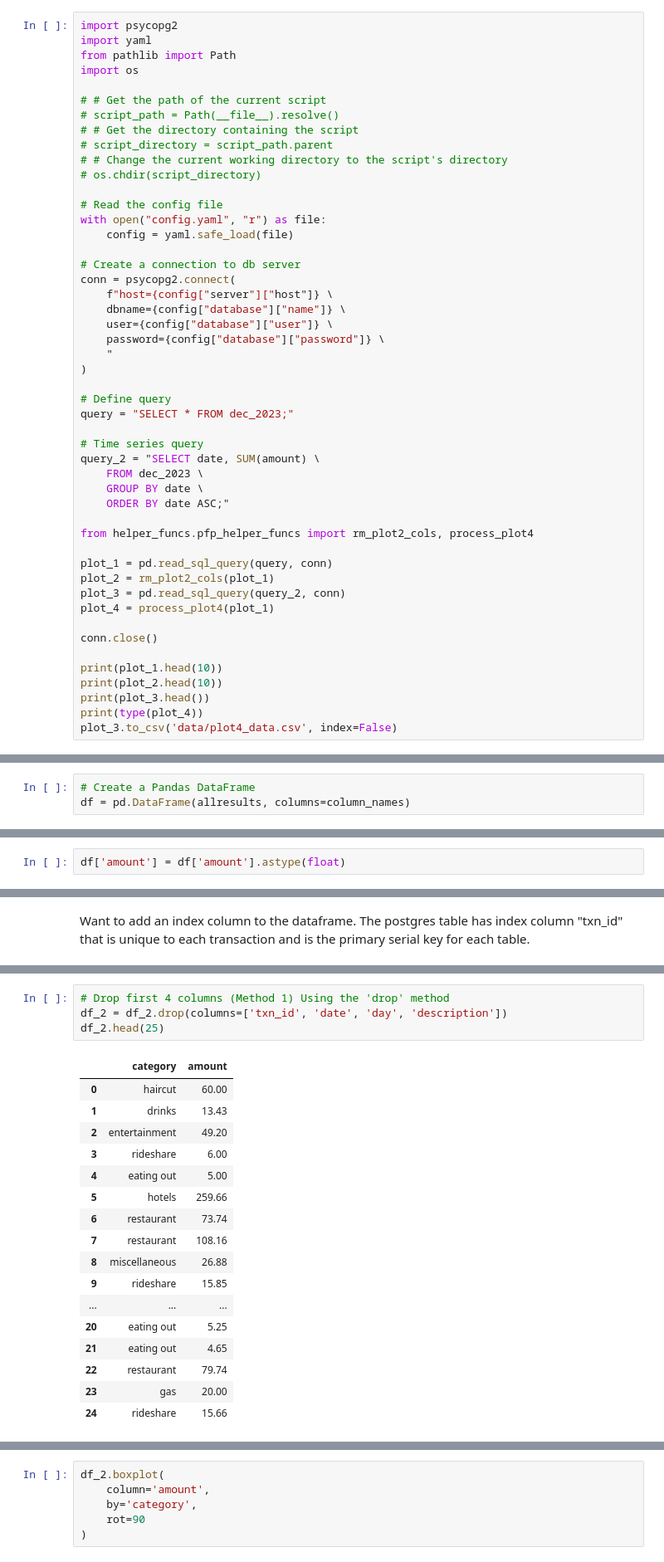
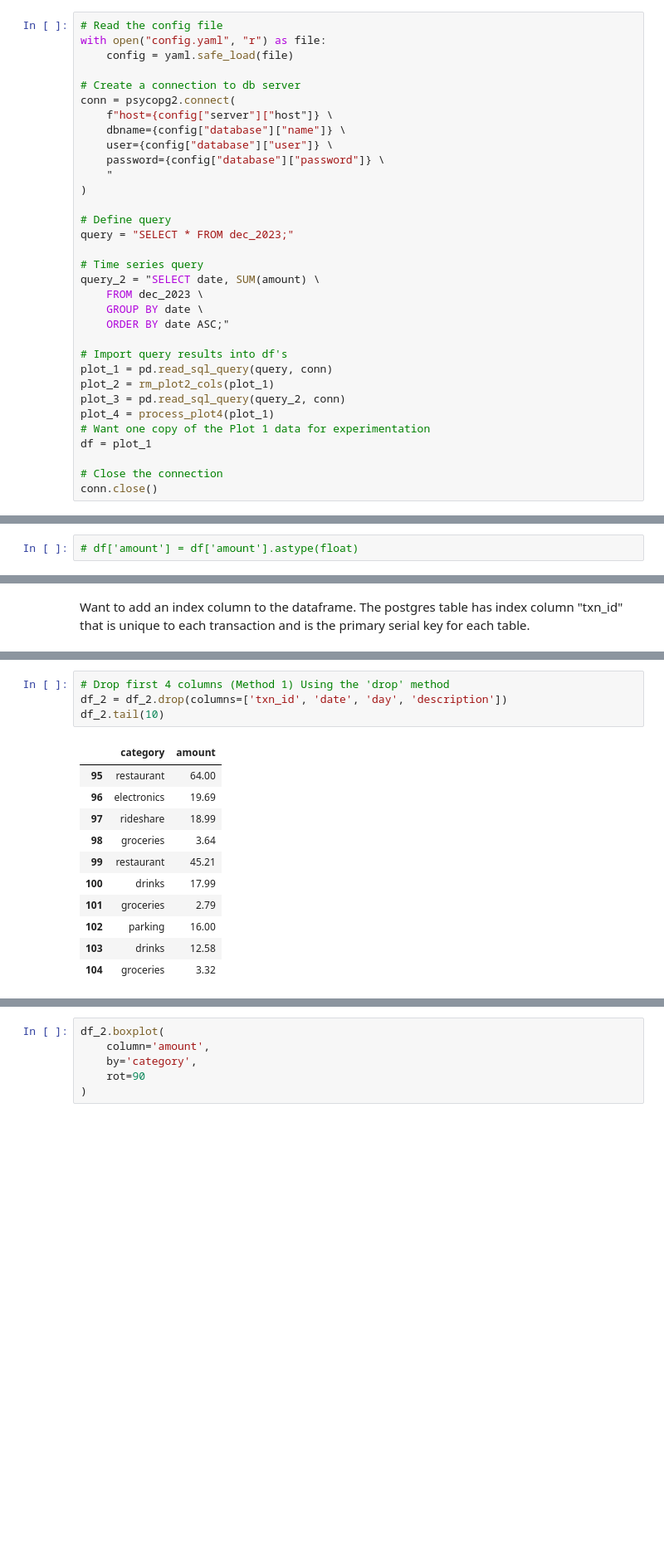
Before and after one commit to bravo-joe/personal-finance-project, a Jupyter notebook: notebooks/prototyping_notebook.ipynb, the cells around one changed output, grey strips where cells are left out. Shown at 83% size. Cells and saved outputs as stored; diff of their text form; blank space fills up the shorter version.

```diff
--- a/notebooks/prototyping_notebook.ipynb
+++ b/notebooks/prototyping_notebook.ipynb
@@ -183,16 +167,4 @@ OperationalError: connection to server at "localhost" (::1), port 5432 failed: F
 # %%
-import psycopg2
-import yaml
-from pathlib import Path
-import os
-
-# # Get the path of the current script
-# script_path = Path(__file__).resolve()
-# # Get the directory containing the script
-# script_directory = script_path.parent
-# # Change the current working directory to the script's directory
-# os.chdir(script_directory)
-
 # Read the config file
 with open("config.yaml", "r") as file:
     config = yaml.safe_load(file)
@@ -215,17 +187,13 @@ query_2 = "SELECT date, SUM(amount) \
     GROUP BY date \
     ORDER BY date ASC;"
 
-from helper_funcs.pfp_helper_funcs import rm_plot2_cols, process_plot4
-
+# Import query results into df's
 plot_1 = pd.read_sql_query(query, conn)
 plot_2 = rm_plot2_cols(plot_1)
 plot_3 = pd.read_sql_query(query_2, conn)
 plot_4 = process_plot4(plot_1)
+# Want one copy of the Plot 1 data for experimentation
+df = plot_1
 
+# Close the connection
 conn.close()
-
-print(plot_1.head(10))
-print(plot_2.head(10))
-print(plot_3.head())
-print(type(plot_4))
-plot_3.to_csv('data/plot4_data.csv', index=False)
@@ -324,3 +279,0 @@ column_names = [description[0] for description in cur.description]
-# %%
-# Create a Pandas DataFrame
-df = pd.DataFrame(allresults, columns=column_names)
@@ -366,2 +336,2 @@ Index(['txn_id', 'date', 'day', 'description', 'category', 'amount'], dtype='obj
 # %%
-df['amount'] = df['amount'].astype(float)
+# df['amount'] = df['amount'].astype(float)
@@ -443,22 +397,16 @@ print(df_2.head(20))
 # %%
 # Drop first 4 columns (Method 1) Using the 'drop' method
 df_2 = df_2.drop(columns=['txn_id', 'date', 'day', 'description'])
-df_2.head(25)
+df_2.tail(10)
 # %% [output]
 |  | category | amount |
-| 0 | haircut | 60.00 |
-| 1 | drinks | 13.43 |
-| 2 | entertainment | 49.20 |
-| 3 | rideshare | 6.00 |
-| 4 | eating out | 5.00 |
-| 5 | hotels | 259.66 |
-| 6 | restaurant | 73.74 |
-| 7 | restaurant | 108.16 |
-| 8 | miscellaneous | 26.88 |
-| 9 | rideshare | 15.85 |
-| ... | ... | ... |
-| 20 | eating out | 5.25 |
-| 21 | eating out | 4.65 |
-| 22 | restaurant | 79.74 |
-| 23 | gas | 20.00 |
-| 24 | rideshare | 15.66 |
+| 95 | restaurant | 64.00 |
+| 96 | electronics | 19.69 |
+| 97 | rideshare | 18.99 |
+| 98 | groceries | 3.64 |
+| 99 | restaurant | 45.21 |
+| 100 | drinks | 17.99 |
+| 101 | groceries | 2.79 |
+| 102 | parking | 16.00 |
+| 103 | drinks | 12.58 |
+| 104 | groceries | 3.32 |
```
Also changed, not shown: parts of 98 cells of this notebook.
